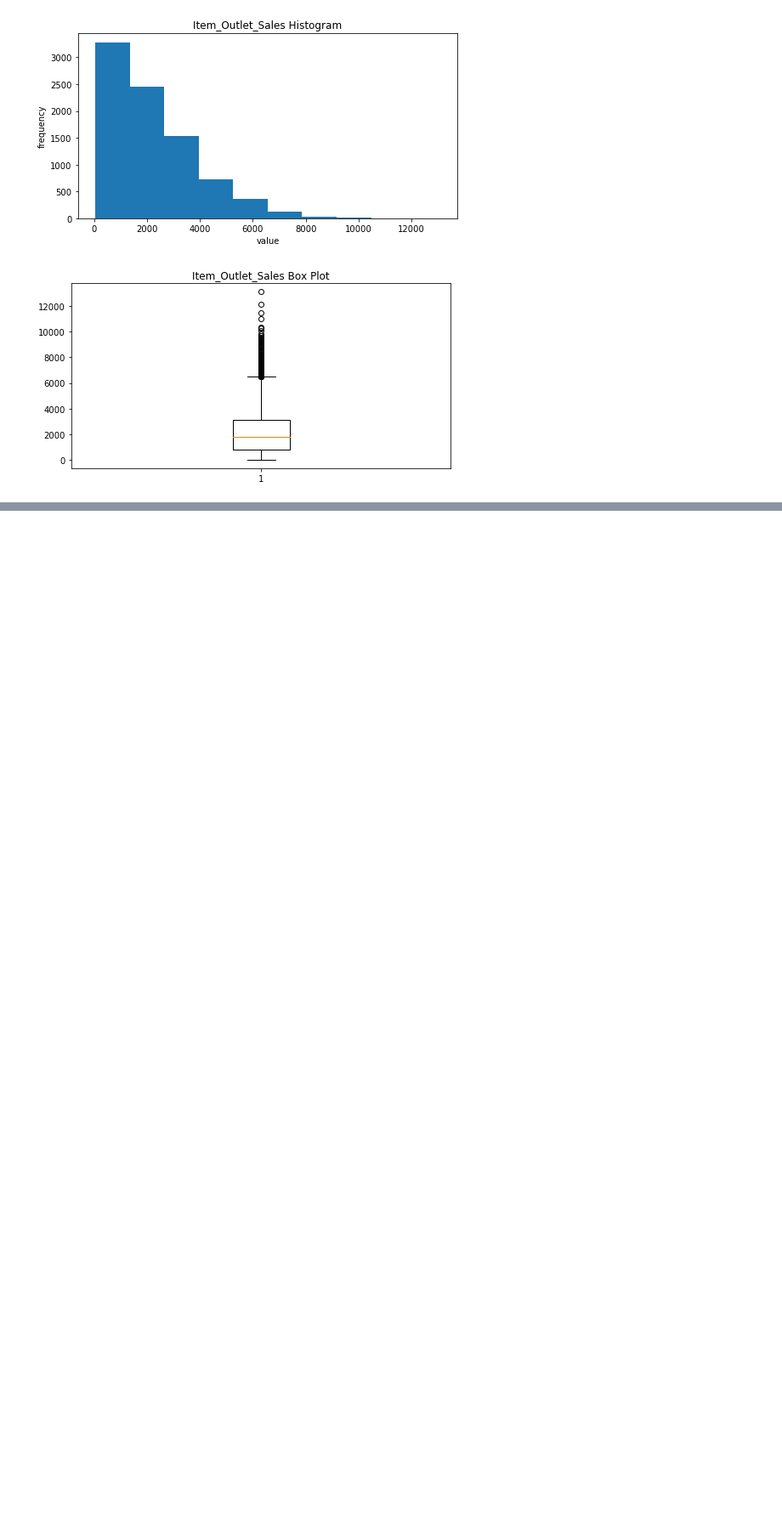
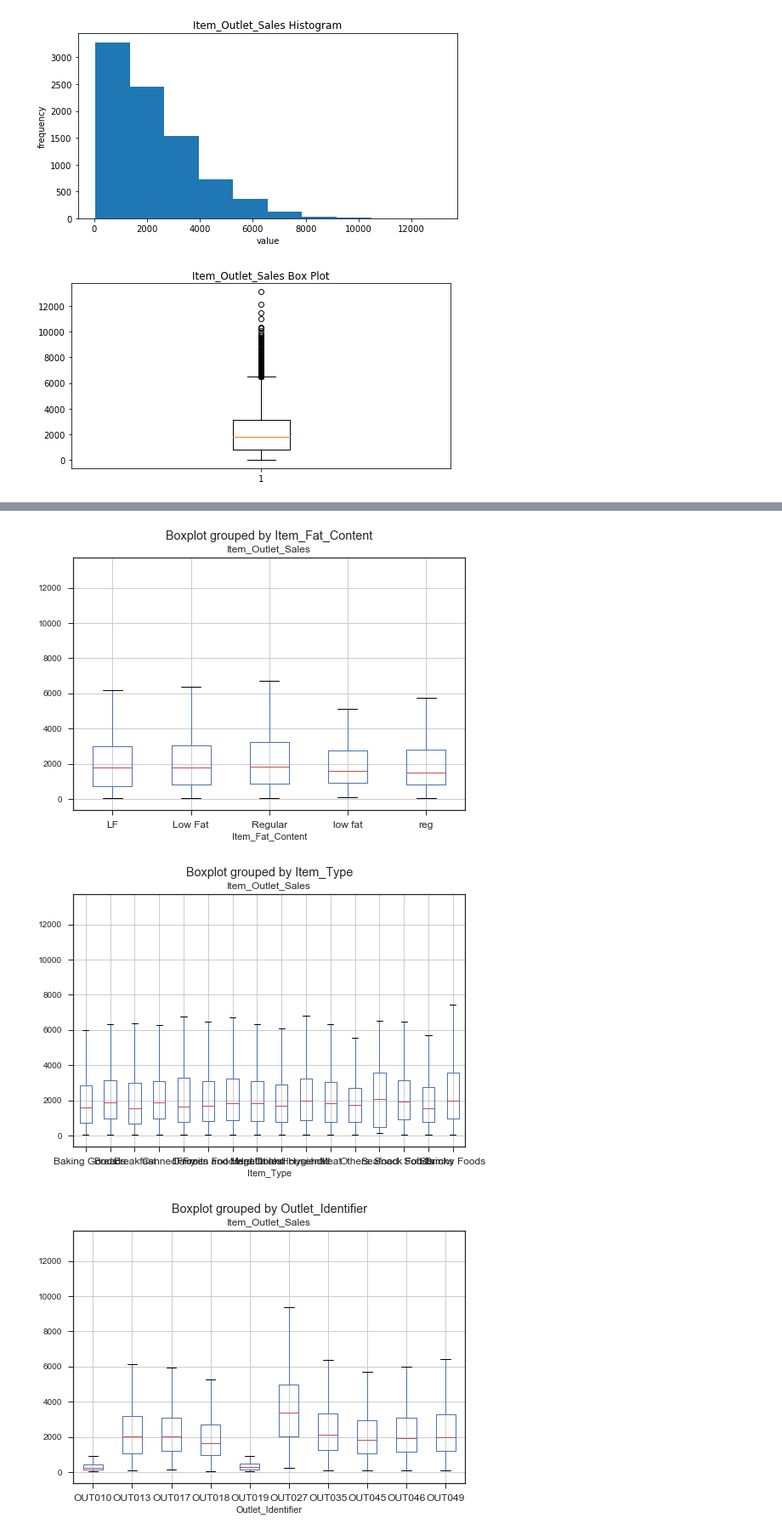
Before and after one commit to JosephKevin/sales_prediction, a Jupyter notebook: regression_prediction.ipynb, the cells around one changed output, grey strips where cells are left out. Shown at 85% size. Drawn from its saved outputs; the diff is of its cells as text; code cells hidden in the pictures; blank space fills up the shorter version.

```diff
--- a/regression_prediction.ipynb
+++ b/regression_prediction.ipynb
@@ -277,0 +320,8 @@ NaN_perc: 0.0%
+# %%
+# we look at box plot of categorical variables against the continuous output variable
+for dc in dis_col:
+    big_mart_df.boxplot(column='Item_Outlet_Sales', by=dc)
+# %% [output]
+[figure, added]
+[figure, added]
+[figure, added]
```
Also changed, not shown: parts of 12 cells of this notebook.
